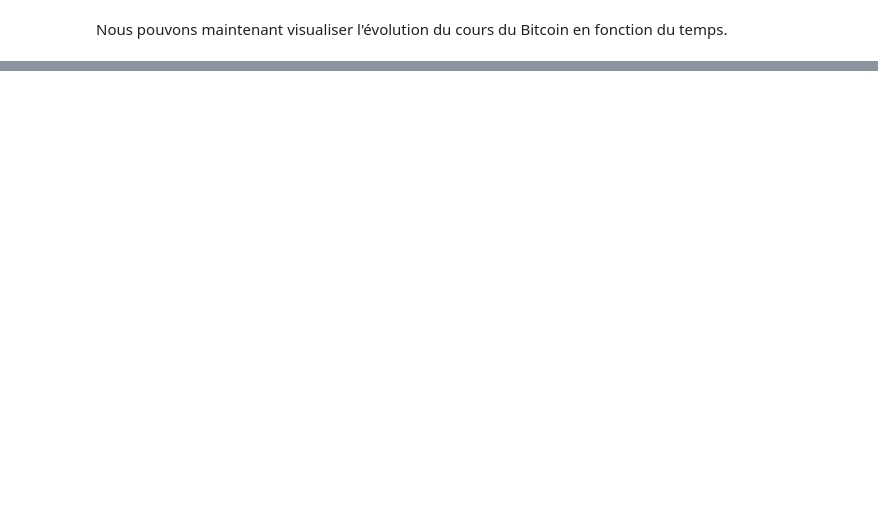
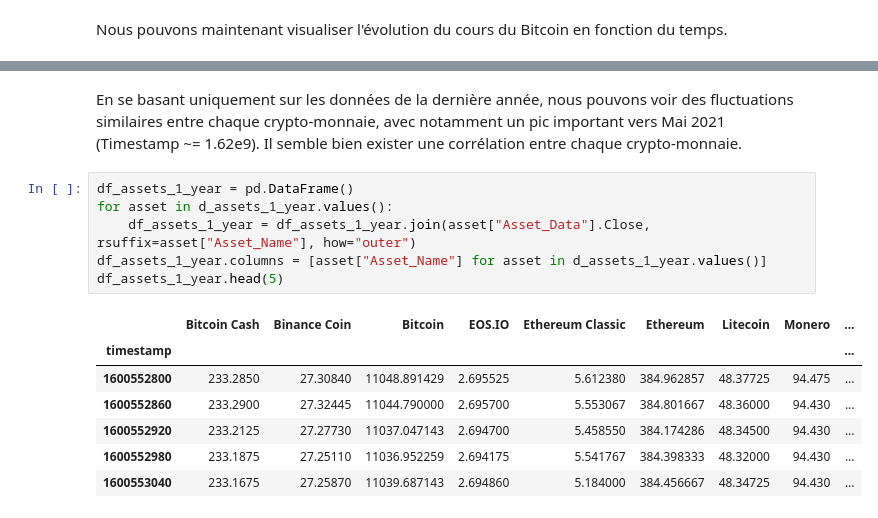
Before and after one commit to QBRAEM/crypto, a Jupyter notebook: crypto_exploration.ipynb, the cells around one changed output, grey strips where cells are left out. Cells and saved outputs as stored; diff of their text form; blank space fills up the shorter version.

```diff
--- a/crypto_exploration.ipynb
+++ b/crypto_exploration.ipynb
@@ -241,0 +332,16 @@ plt.show()
+# %% [markdown]
+En se basant uniquement sur les données de la dernière année, nous pouvons voir des fluctuations similaires entre chaque crypto-monnaie, avec notamment un pic important vers Mai 2021 (Timestamp ~= 1.62e9). Il semble bien exister une corrélation entre chaque crypto-monnaie.
+# %%
+df_assets_1_year = pd.DataFrame()
+for asset in d_assets_1_year.values():
+    df_assets_1_year = df_assets_1_year.join(asset["Asset_Data"].Close, rsuffix=asset["Asset_Name"], how="outer")
+df_assets_1_year.columns = [asset["Asset_Name"] for asset in d_assets_1_year.values()]
+df_assets_1_year.head(5)
+# %% [output]
+|  | Bitcoin Cash | Binance Coin | Bitcoin | EOS.IO | Ethereum Classic | Ethereum | Litecoin | Monero | ... |
+| timestamp |  |  |  |  |  |  |  |  | ... |
+| 1600552800 | 233.2850 | 27.30840 | 11048.891429 | 2.695525 | 5.612380 | 384.962857 | 48.37725 | 94.475 | ... |
+| 1600552860 | 233.2900 | 27.32445 | 11044.790000 | 2.695700 | 5.553067 | 384.801667 | 48.36000 | 94.430 | ... |
+| 1600552920 | 233.2125 | 27.27730 | 11037.047143 | 2.694700 | 5.458550 | 384.174286 | 48.34500 | 94.430 | ... |
+| 1600552980 | 233.1875 | 27.25110 | 11036.952259 | 2.694175 | 5.541767 | 384.398333 | 48.32000 | 94.430 | ... |
+| 1600553040 | 233.1675 | 27.25870 | 11039.687143 | 2.694860 | 5.184000 | 384.456667 | 48.34725 | 94.430 | ... |
```
Also changed, not shown: parts of 17 cells of this notebook.
